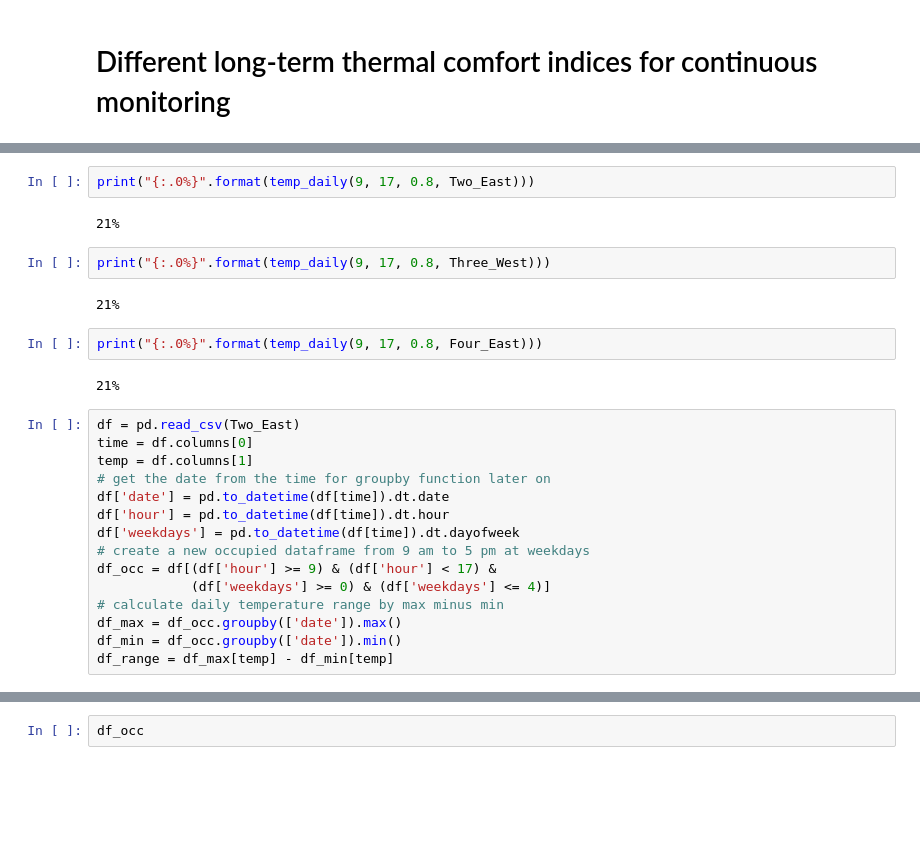
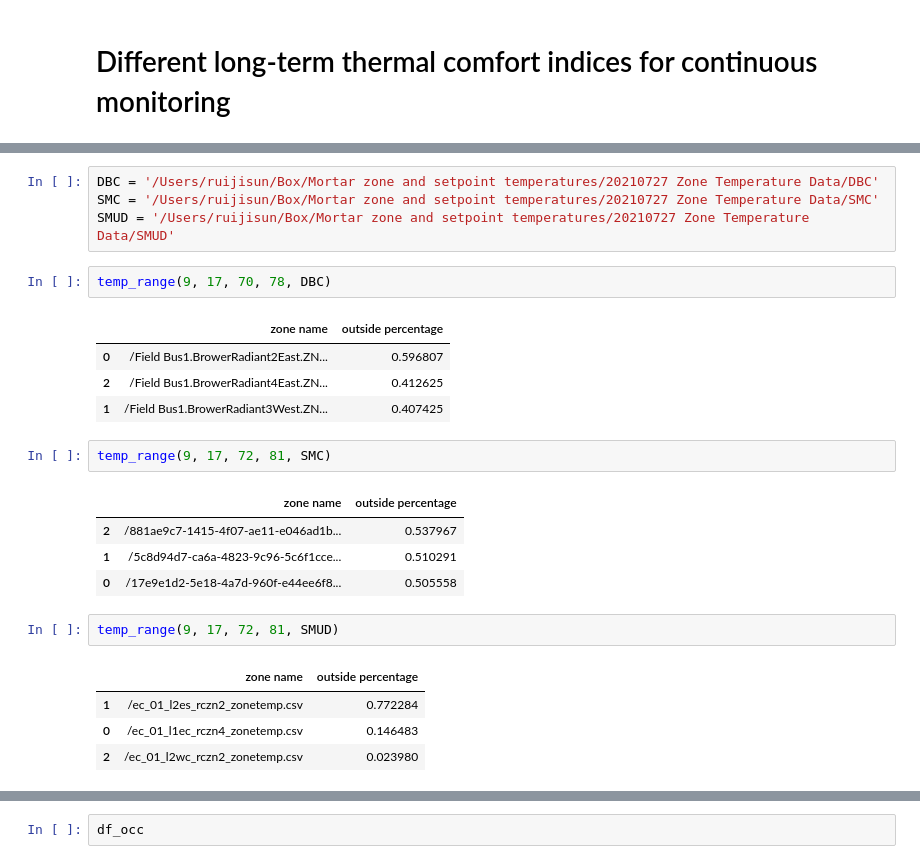
Before and after one commit to ruijis/mortardata_comfort_evaluation, a Jupyter notebook: scripts.ipynb, the cells around one changed output, grey strips where cells are left out. Drawn from its saved outputs; the diff is of its cells as text; blank space fills up the shorter version.

Commit message:
add input variables to functions

```diff
--- a/scripts.ipynb
+++ b/scripts.ipynb
@@ -75,27 +27,25 @@ from temperature_daily_outlier import *
-# %%
-print("{:.0%}".format(temp_daily(9, 17, 0.8, Two_East)))
-# %% [output]
-21%
-# %%
-print("{:.0%}".format(temp_daily(9, 17, 0.8, Three_West)))
-# %% [output]
-21%
-# %%
-print("{:.0%}".format(temp_daily(9, 17, 0.8, Four_East)))
-# %% [output]
-21%
-# %%
-df = pd.read_csv(Two_East)
-time = df.columns[0]
-temp = df.columns[1]
-# get the date from the time for groupby function later on
-df['date'] = pd.to_datetime(df[time]).dt.date
-df['hour'] = pd.to_datetime(df[time]).dt.hour
-df['weekdays'] = pd.to_datetime(df[time]).dt.dayofweek
-# create a new occupied dataframe from 9 am to 5 pm at weekdays
-df_occ = df[(df['hour'] >= 9) & (df['hour'] < 17) &
-            (df['weekdays'] >= 0) & (df['weekdays'] <= 4)]
-# calculate daily temperature range by max minus min
-df_max = df_occ.groupby(['date']).max()
-df_min = df_occ.groupby(['date']).min()
-df_range = df_max[temp] - df_min[temp]
+# %%
+DBC = '/Users/ruijisun/Box/Mortar zone and setpoint temperatures/20210727 Zone Temperature Data/DBC'
+SMC = '/Users/ruijisun/Box/Mortar zone and setpoint temperatures/20210727 Zone Temperature Data/SMC'
+SMUD = '/Users/ruijisun/Box/Mortar zone and setpoint temperatures/20210727 Zone Temperature Data/SMUD'
+# %%
+temp_range(9, 17, 70, 78, DBC)
+# %% [output]
+|  | zone name | outside percentage |
+| 0 | /Field Bus1.BrowerRadiant2East.ZN... | 0.596807 |
+| 2 | /Field Bus1.BrowerRadiant4East.ZN... | 0.412625 |
+| 1 | /Field Bus1.BrowerRadiant3West.ZN... | 0.407425 |
+# %%
+temp_range(9, 17, 72, 81, SMC)
+# %% [output]
+|  | zone name | outside percentage |
+| 2 | /881ae9c7-1415-4f07-ae11-e046ad1b... | 0.537967 |
+| 1 | /5c8d94d7-ca6a-4823-9c96-5c6f1cce... | 0.510291 |
+| 0 | /17e9e1d2-5e18-4a7d-960f-e44ee6f8... | 0.505558 |
+# %%
+temp_range(9, 17, 72, 81, SMUD)
+# %% [output]
+|  | zone name | outside percentage |
+| 1 | /ec_01_l2es_rczn2_zonetemp.csv | 0.772284 |
+| 0 | /ec_01_l1ec_rczn4_zonetemp.csv | 0.146483 |
+| 2 | /ec_01_l2wc_rczn2_zonetemp.csv | 0.023980 |
```
Also changed, not shown: parts of 40 cells of this notebook, 6 other files.
